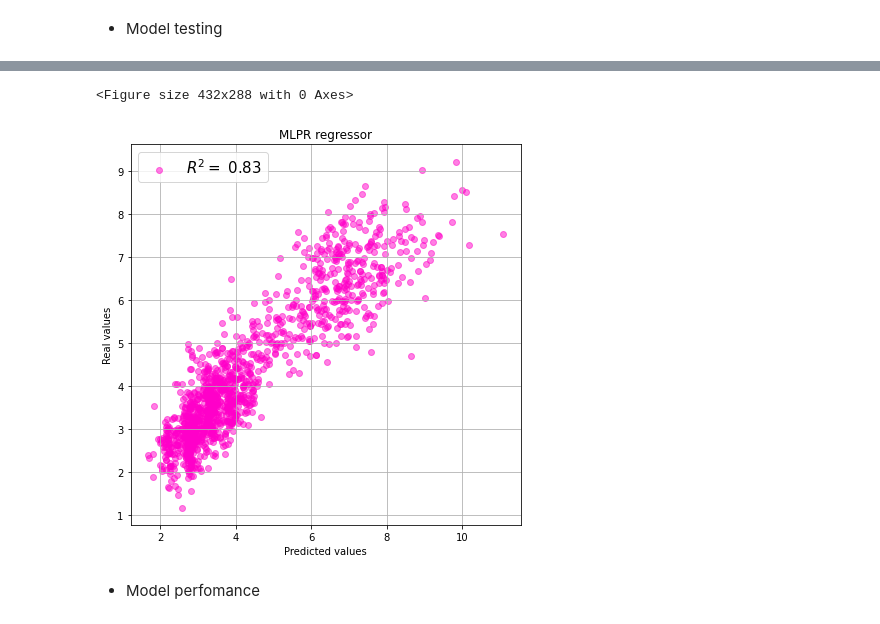
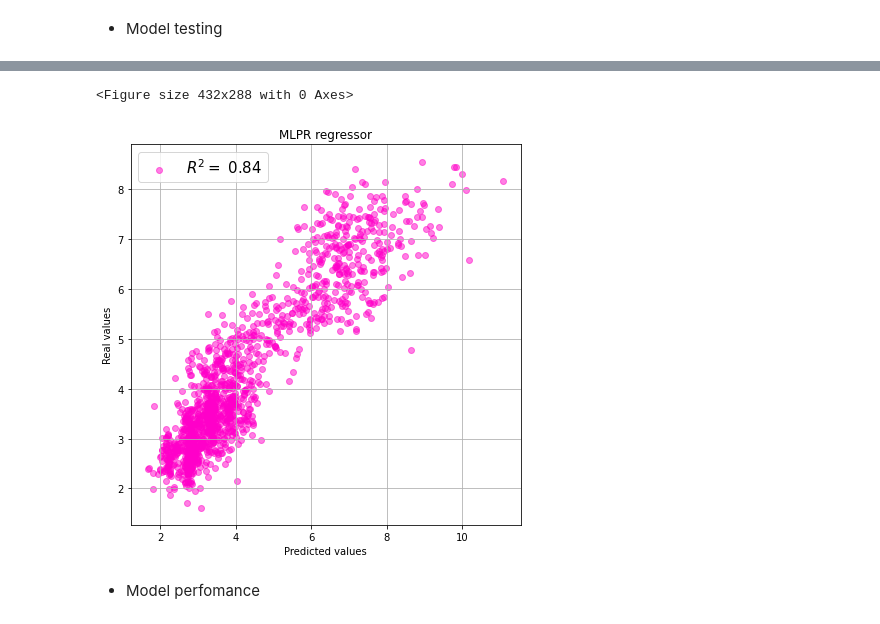
Before and after one commit to matias-dogliani/energybuild, a Jupyter notebook: Training_Testing_model.ipynb, the cells around one changed output, grey strips where cells are left out. Cells and saved outputs as stored; diff of their text form; code cells hidden in the pictures.

```diff
--- a/Training_Testing_model.ipynb
+++ b/Training_Testing_model.ipynb
@@ -228,18 +227,18 @@ print(MLPRR2)
 # %%
 plt.figure()
 plt.figure(figsize=(7, 7))
 plt.grid()
-plt.scatter(y_test,predictions,alpha=0.5
+plt.scatter(y_test,MLPRPred,alpha=0.5
         ,color='#ff00c9',label=r'$R^2 = $ {:.2f}'.format(MLPRR2))
 plt.title("MLPR regressor")
 plt.ylabel("Real values")
 plt.xlabel("Predicted values")
 plt.legend(prop={'size': 15})
 plt.savefig("./Imgs/MLPR_regressor_model.png",transparent=True)
 plt.show()
 # %% [output]
 <Figure size 432x288 with 0 Axes>
-[figure, old version]
+[figure, new version]
 # %% [markdown]
 * Model perfomance
 # %% [markdown]
```
Also changed, not shown: parts of 9 cells of this notebook, 7 other files.
